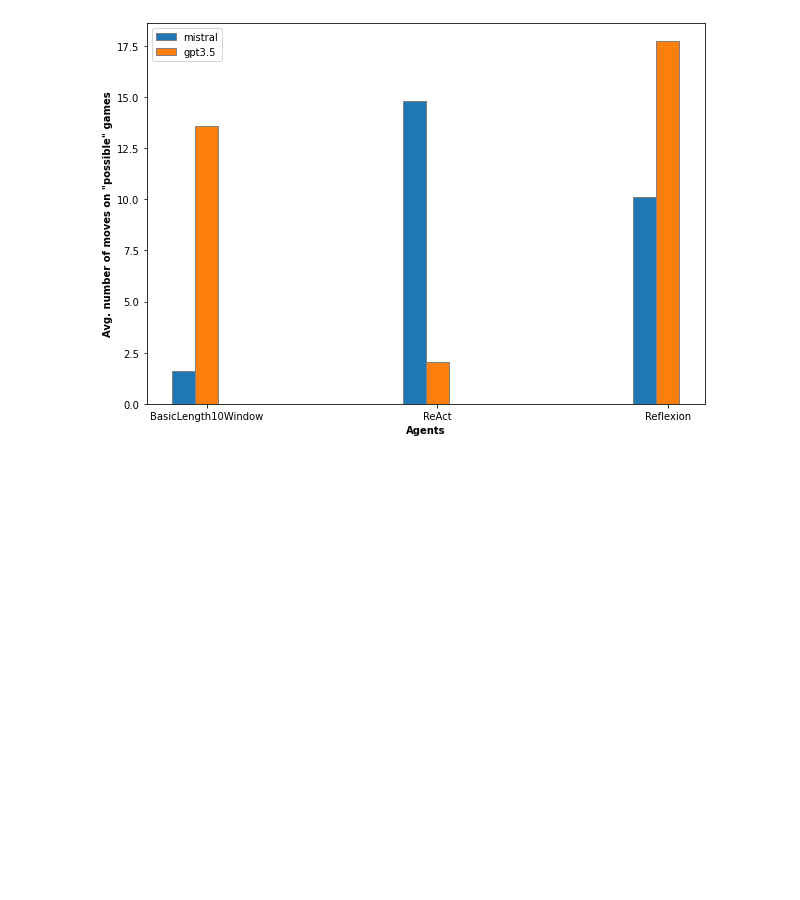
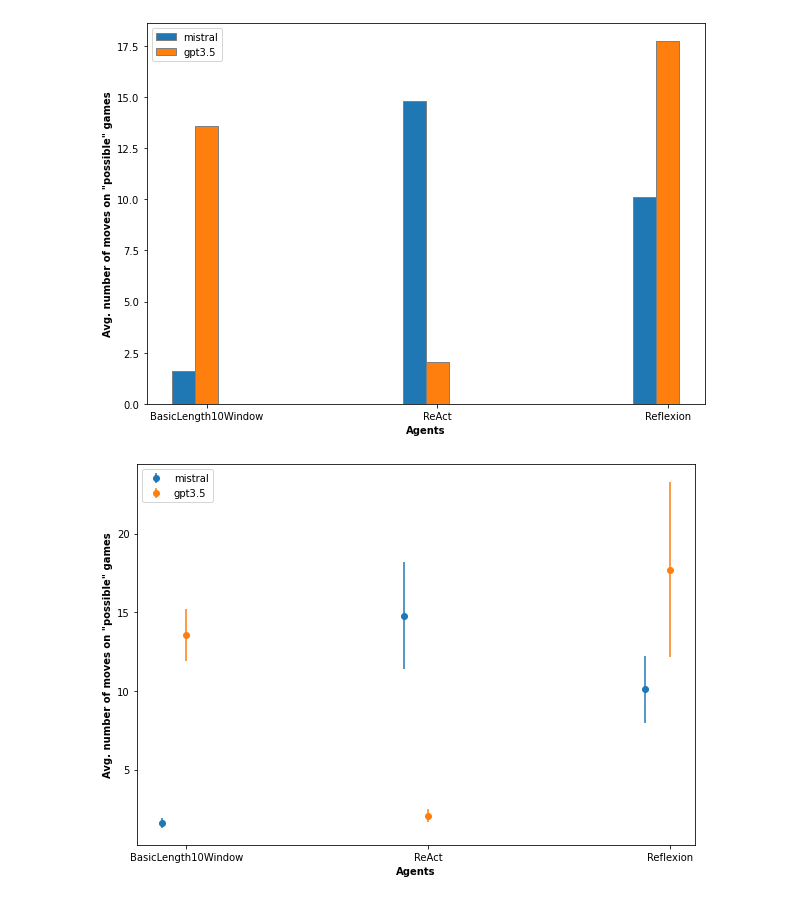
Before and after one commit to caenopy/if-agents, a Jupyter notebook: visualization/viz.ipynb, the cells around one changed output. Saved outputs shown, nothing was run; the diff lists cells and outputs as text; code cells hidden in the pictures; blank space fills up the shorter version.

```diff
--- a/visualization/viz.ipynb
+++ b/visualization/viz.ipynb
@@ -372,3 +478,11 @@ generate_moves_graph(
 )
 # %% [output]
 [figure]
+# %%
+generate_moves_graph_with_errors(
+    [[bsw_mistral_dir,bsw_gpt_35_dir],[react_mistral_dir,react_gpt_35_dir],[reflex_mistral,reflex_gpt_35]],
+    ['BasicLength10Window', 'ReAct', 'Reflexion'],
+    ['mistral', 'gpt3.5'] # replace these with different agents
+)
+# %% [output]
+[figure, added]
```
Also changed, not shown: parts of 12 cells of this notebook.
